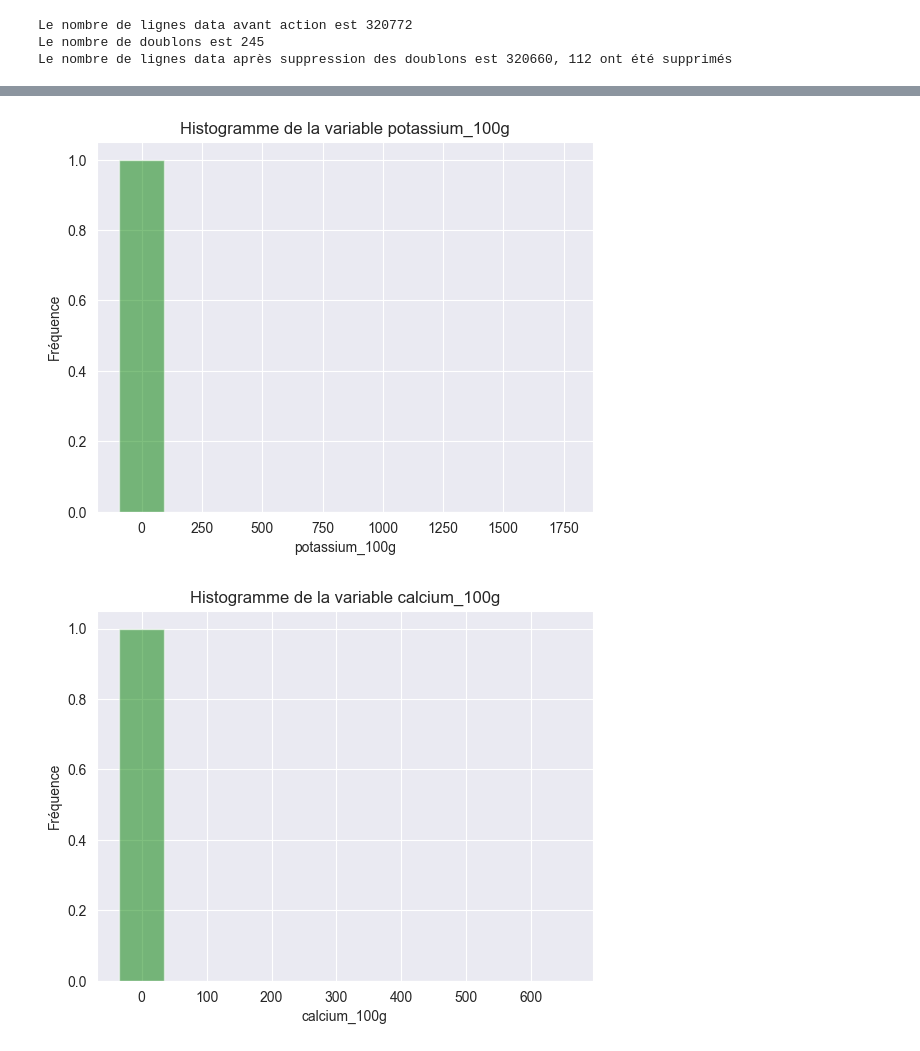
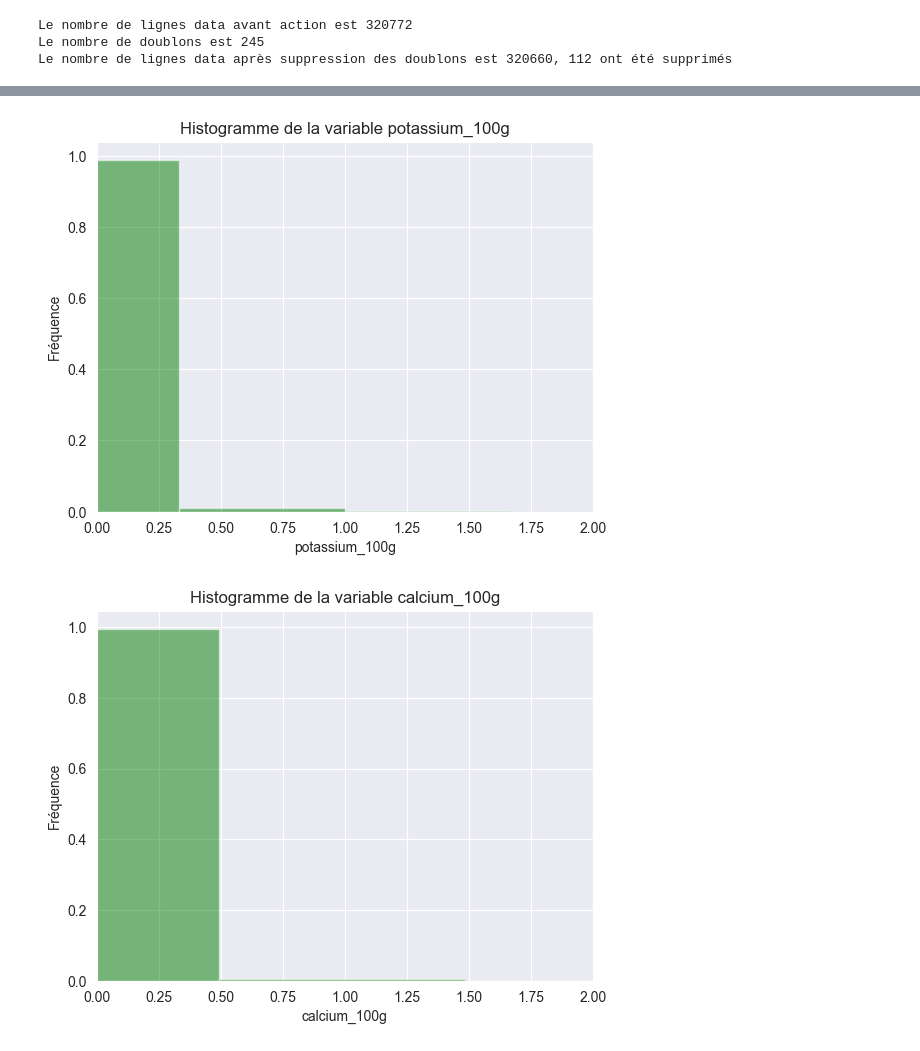
Before and after one commit to BinaryLost/machine_learning_projects, a Jupyter notebook: projet_2/nettoyage_openfood.ipynb, the cells around one changed output, grey strips where cells are left out. Cells and saved outputs as stored; diff of their text form; code cells hidden in the pictures.

```diff
--- a/projet_2/nettoyage_openfood.ipynb
+++ b/projet_2/nettoyage_openfood.ipynb
@@ -273,19 +316,0 @@ Ecart type 194.14743615654262
-# %%
-data_before_action = data.shape[0]
-print(f'Le nombre de lignes data avant action est {data_before_action}')
-
-#distribution produits par nutriscore
-# Countplot with the order specified
-# Fill the missing values with 'Missing'
-data['nutrition_grade_fr'] = data['nutrition_grade_fr'].fillna('Missing')
-order = ['a','b','c','d','e','Missing']
-sns.countplot(x='nutrition_grade_fr', data=data, order=order)
-
-# Set the plot's title and axis labels
-plt.title("Distribution du nombre de produits par tranche d'energie")
-plt.xlabel("Tranche nutriscore")
-plt.ylabel("Nombre de produits")
-# Display the plot
-plt.show()
-# Print the counts of each value
-print(data['nutrition_grade_fr'].value_counts())
@@ -354,7 +343,7 @@ Name: nutrition_grade_fr, dtype: object
 # %%
 # Création des tranches pour l'histogramme
 #Liste de variables quantitatives
-quant_vars = ['proteins_100g', 'carbohydrates_100g', 'sugars_100g','fiber_100g','fat_100g', 'saturated-fat_100g', 'potassium_100g','calcium_100g','vitamin-a_100g','vitamin-c_100g','vitamin-d_100g','cholesterol_100g']
+quant_vars = ['proteins_100g', 'carbohydrates_100g', 'sugars_100g','fat_100g', 'saturated-fat_100g']
 
 # Boucle à travers les variables quantitatives
 for var in quant_vars:
@@ -369,4 +358,34 @@ for var in quant_vars:
     plt.ylabel("Fréquence")
     plt.title("Histogramme de la variable "+ var)
     plt.show()
+
+quant_vars = ['fiber_100g']
+for var in quant_vars:
+    # Calcule les effectifs, les fréquences, les fréquences cumulées
+    counts, bin_edges = np.histogram(data[var], bins = 100, density = False)
+    freqs = counts / len(data[var])
+    cdf = np.cumsum(freqs)
+
+    # Tracer l'histogramme
+    plt.bar(bin_edges[:-1], freqs, width = bin_edges[1] - bin_edges[0], color = 'g', alpha = 0.5)
+    plt.xlabel(var + ' (divisé par 10)')
+    plt.ylabel("Fréquence")
+    plt.title("Histogramme de la variable "+ var)
+    plt.xlim(0, 20)
+    plt.show()
+
+quant_vars = ['potassium_100g','calcium_100g','vitamin-a_100g','vitamin-c_100g','cholesterol_100g']
+for var in quant_vars:
+    # Calcule les effectifs, les fréquences, les fréquences cumulées
+    counts, bin_edges = np.histogram(data[var], bins = 100, density = False)
+    freqs = counts / len(data[var])
+    cdf = np.cumsum(freqs)
+
+    # Tracer l'histogramme
+    plt.bar(bin_edges[:-1], freqs, width = bin_edges[1] - bin_edges[0], color = 'g', alpha = 0.5)
+    plt.xlabel(var)
+    plt.ylabel("Fréquence")
+    plt.title("Histogramme de la variable "+ var)
+    plt.xlim(0, 2)
+    plt.show()
 # %% [output]
@@ -379,2 +398,2 @@ for var in quant_vars:
-[figure, old version]
+[figure, new version]
-[figure, old version]
+[figure, new version]
```
Also changed, not shown: parts of 25 cells of this notebook.
